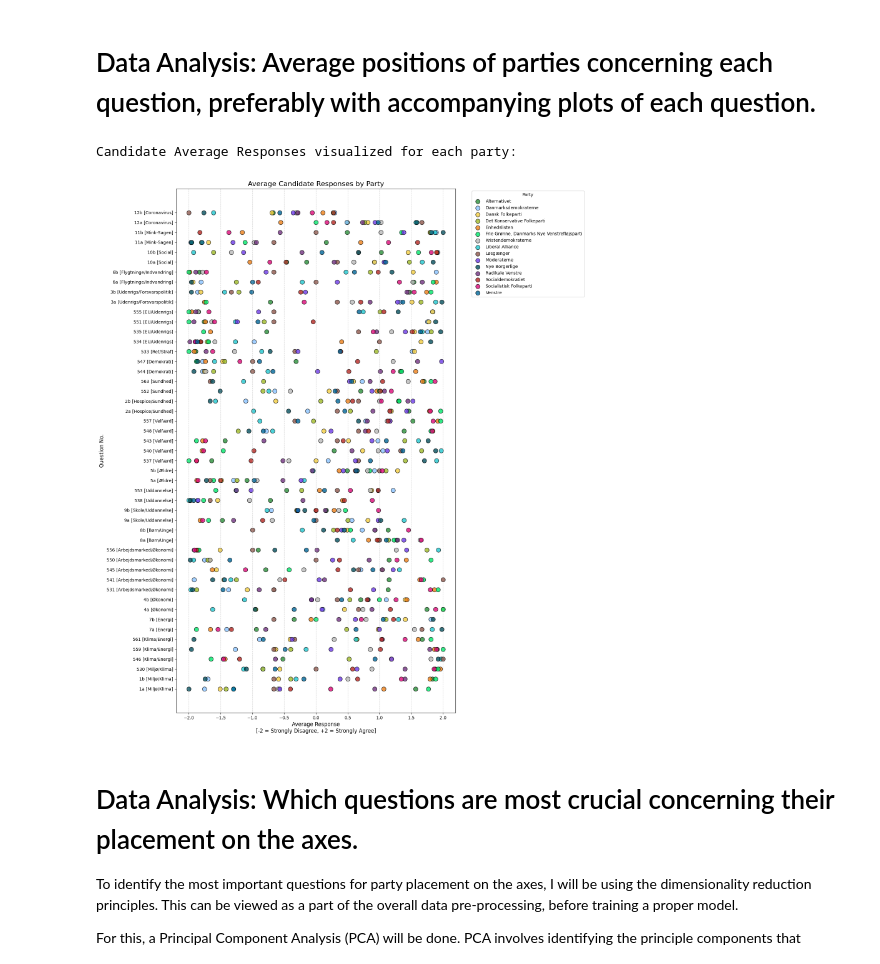
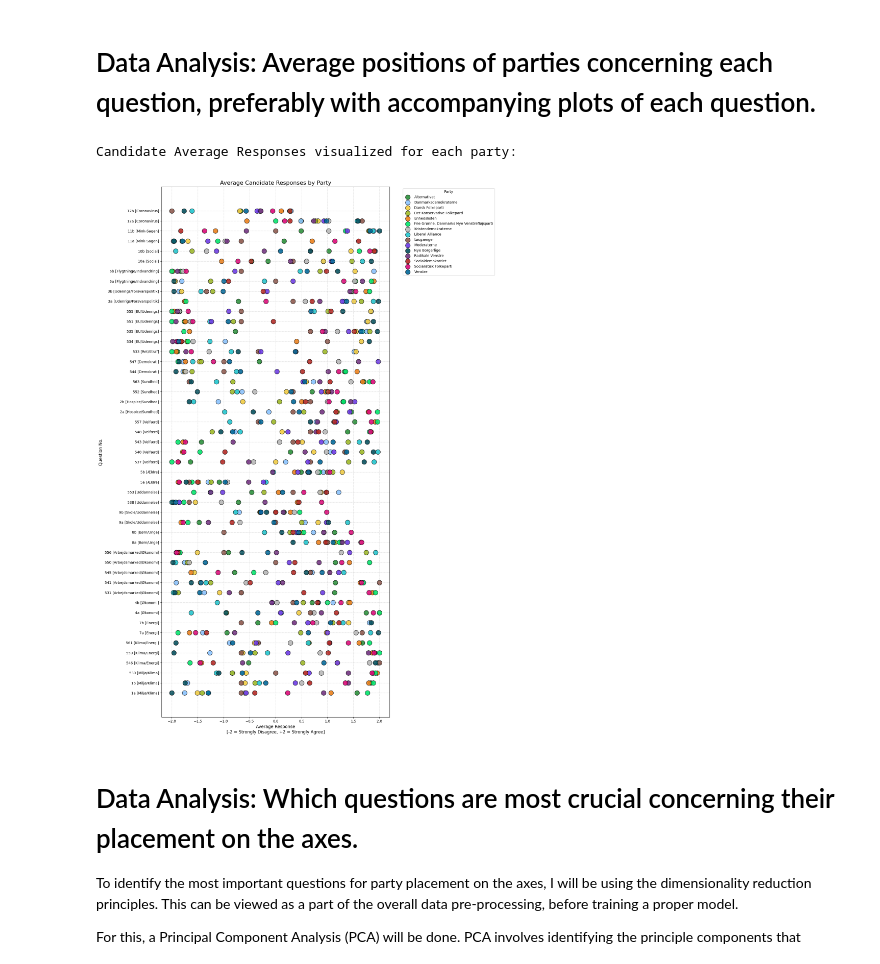
Before and after one commit to Dogmeat2000/MAL1-Python, a Jupyter notebook: Assignment 6/6. Candidate Test 2022 II.ipynb, the cells around one changed output. Drawn from its saved outputs; the diff is of its cells as text; code cells hidden in the pictures.

```diff
--- a/Assignment 6/6. Candidate Test 2022 II.ipynb
+++ b/Assignment 6/6. Candidate Test 2022 II.ipynb
@@ -121,35 +123,36 @@ question_labels = ['1a [Miljø/Klima]', '1b [Miljø/Klima]', '530 [Miljø/Klima]
 # %%
 # Let's first prepare the data:
 intra_party_response_data = raw_data
 intra_party_response_data = intra_party_response_data.drop(columns=['storkreds', 'alder', 'navn'])
 
 # Group the question answers by party and compute statistics:
 intra_party_response_data_grouped_by_party = intra_party_response_data.groupby(['parti']).describe()
 
 # Calculate the mean responses per party for each question:
 party_mean_reponses = intra_party_response_data.groupby('parti')[question_columns].mean().T
 
 # Create a combined plot for easy visual comparison between parties
 print("\nCandidate Average Responses visualized for each party:")
-fig, ax = plt.subplots(figsize=(16, 18))
+fig, ax = plt.subplots(figsize=(16, 22))
 y_positions = np.arange(len(party_mean_reponses.index))
 
 for i, party in enumerate(party_mean_reponses.columns):
     color = party_colors.get(party, "#7f7f7f")
-    ax.scatter(party_mean_reponses[party], y_positions, label=party, color=color, s=100, edgecolor='black', alpha=0.8)
+    ax.scatter(party_mean_reponses[party], y_positions, label=party, color=color, s=180, edgecolor='black', alpha=0.9)
 
 ax.set_yticks(y_positions)
 ax.set_yticklabels(question_labels, fontsize=10)
 ax.set_xlabel("Average Response\n[-2 = Strongly Disagree, +2 = Strongly Agree]", fontsize=12)
 ax.set_title("Average Candidate Responses by Party", fontsize=16)
 ax.set_ylabel("Question No.", fontsize=12)
-ax.grid(axis="x", linestyle="--", alpha=0.6)
+ax.grid(axis="x", linestyle="--", alpha=0.5)
+ax.grid(axis="y", linestyle="--", alpha=0.5)
 ax.legend(title="Party", bbox_to_anchor=(1.05, 1), loc='upper left')
 plt.tight_layout()
 plt.show()
 # %% [output]
 Candidate Average Responses visualized for each party:
-[figure, old version]
+[figure, new version]
 # %% [markdown]
 # Data Analysis: Which questions are most crucial concerning their placement on the axes.
 
```
Also changed, not shown: parts of 12 cells of this notebook.
